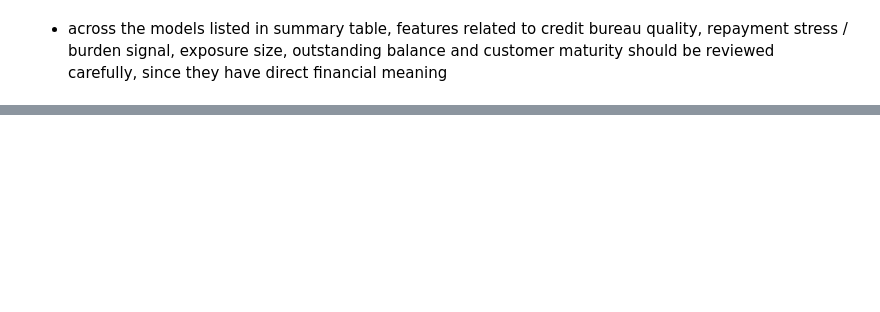
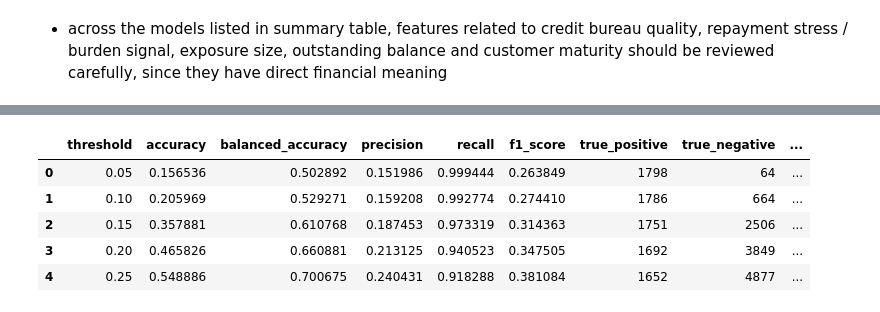
Before and after one commit to gorkemyencak/default-risk-classifier, a Jupyter notebook: notebooks/03_supervised_modeling.ipynb, the cells around one changed output, grey strips where cells are left out. Cells and saved outputs as stored; diff of their text form; code cells hidden in the pictures; blank space fills up the shorter version.

```diff
--- a/notebooks/03_supervised_modeling.ipynb
+++ b/notebooks/03_supervised_modeling.ipynb
@@ -836,0 +843,33 @@ top_permutation_summary
+# %%
+### supervised model - threshold tuning - threshold results for all candidate threshold values over all trained model pipelines
+# initialize threshold tuner class object
+threshold_tuner = ThresholdTuner(
+    thresholds = np.arange(0.05, 0.96, 0.05)
+)
+
+# evaluate all fitterd model pipelines across all candidate threshold values
+if trainer.X_test_ is None:
+    raise ValueError('X_test_ is not available, please fit the trainer first!')
+if trainer.y_test_ is None:
+    raise ValueError('y_test_ is not available, please fit the trainer first!')
+
+threshold_results = threshold_tuner.tune_all_models(
+    trained_pipelines = trainer.trained_pipelines_,
+    X_test = trainer.X_test_,
+    y_test = trainer.y_test_
+)
+
+display(threshold_results.head())
+
+# save threshold tuning results into metrics directory
+threshold_tuner.save_threshold_results(
+    threshold_results = threshold_results,
+    file_name = 'threshold_tuning_results.csv'
+)
+# %% [output]
+|  | threshold | accuracy | balanced_accuracy | precision | recall | f1_score | true_positive | true_negative | ... |
+| 0 | 0.05 | 0.156536 | 0.502892 | 0.151986 | 0.999444 | 0.263849 | 1798 | 64 | ... |
+| 1 | 0.10 | 0.205969 | 0.529271 | 0.159208 | 0.992774 | 0.274410 | 1786 | 664 | ... |
+| 2 | 0.15 | 0.357881 | 0.610768 | 0.187453 | 0.973319 | 0.314363 | 1751 | 2506 | ... |
+| 3 | 0.20 | 0.465826 | 0.660881 | 0.213125 | 0.940523 | 0.347505 | 1692 | 3849 | ... |
+| 4 | 0.25 | 0.548886 | 0.700675 | 0.240431 | 0.918288 | 0.381084 | 1652 | 4877 | ... |
```
Also changed, not shown: parts of 4 cells of this notebook, 4 other files.
